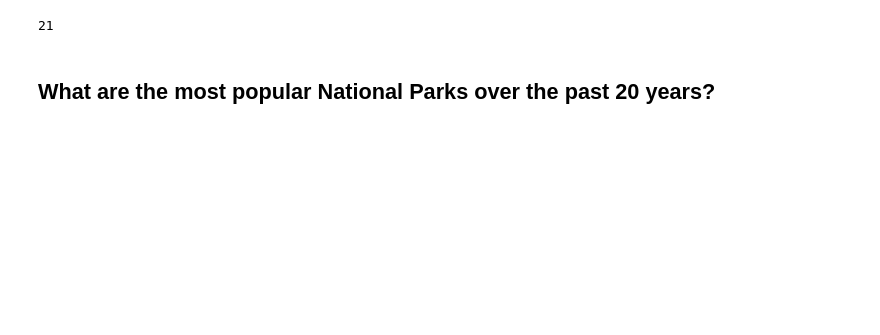
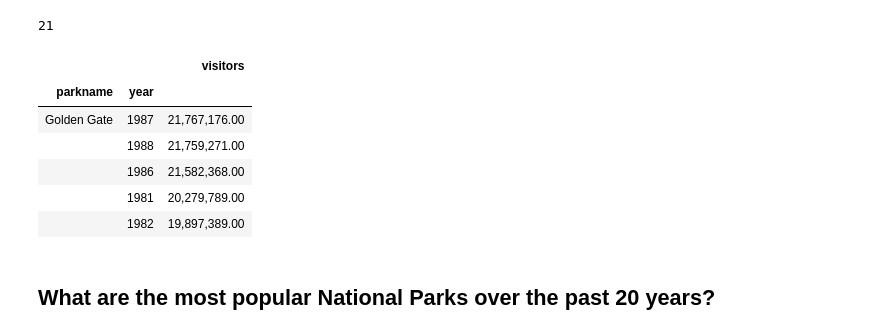
Before and after one commit to blewis49/tidypython, a Jupyter notebook: national_parks.ipynb, the cells around one changed output. Cells and saved outputs as stored; diff of their text form; code cells hidden in the pictures; blank space fills up the shorter version.

```diff
--- a/national_parks.ipynb
+++ b/national_parks.ipynb
@@ -144,6 +204,17 @@ Text(0.5, 1.0, 'Annual Visits to National Parks since 1904')
 nps_20.parkname.str.contains('Golden Gate').sum()
 # %% [output]
 21
+# %%
+avg_visit = nps.groupby(['parkname','year']).agg({'visitors':'mean'})
+avg_visit.nlargest(5, columns='visitors')
+# %% [output]
+|  |  | visitors |
+| parkname | year |  |
+| Golden Gate | 1987 | 21,767,176.00 |
+|  | 1988 | 21,759,271.00 |
+|  | 1986 | 21,582,368.00 |
+|  | 1981 | 20,279,789.00 |
+|  | 1982 | 19,897,389.00 |
 # %% [markdown]
 ## What are the most popular National Parks over the past 20 years?
 # %%
```
Also changed, not shown: parts of 27 cells of this notebook.
